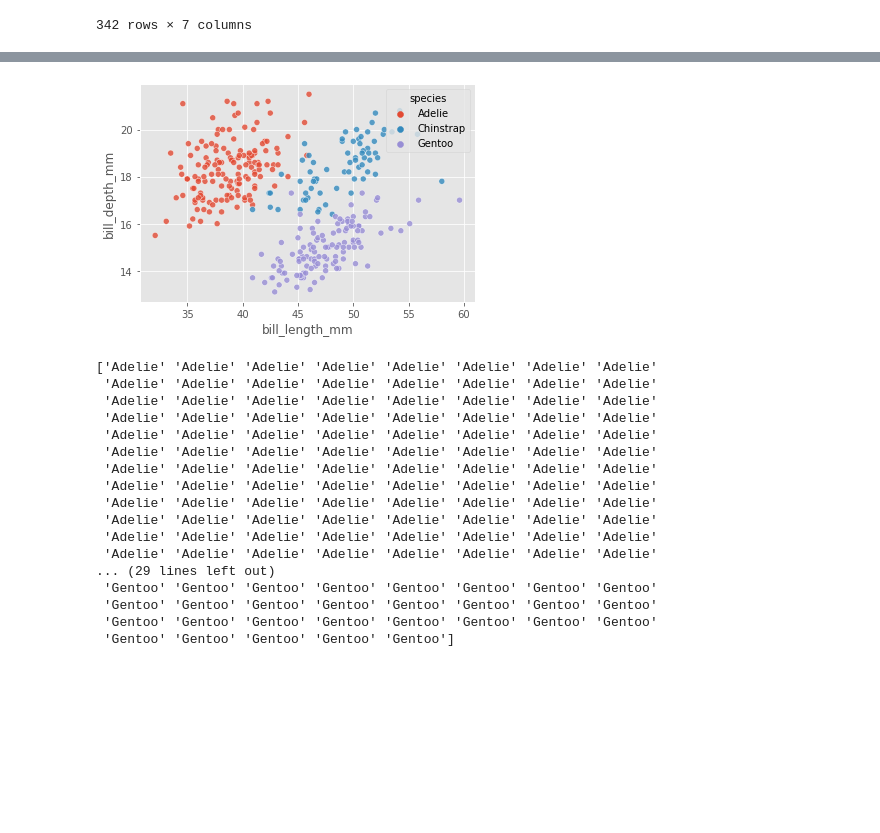
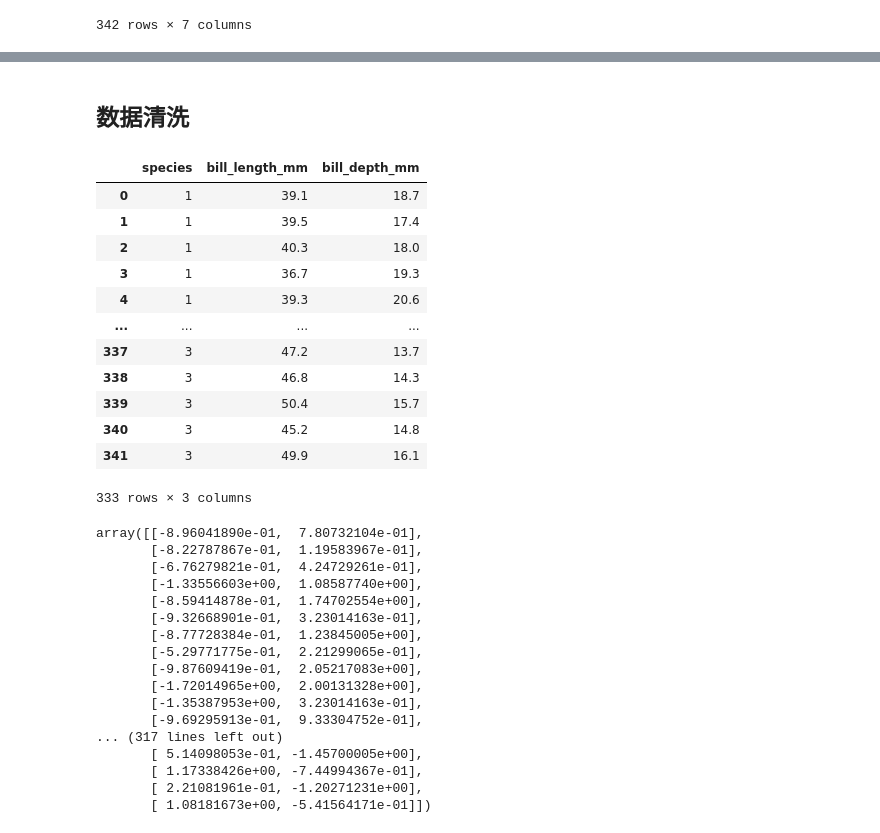
Before and after one commit to jjhhyyg/ML_hw_2, a Jupyter notebook: practice.ipynb, the cells around one changed output, grey strips where cells are left out. Saved outputs shown, nothing was run; the diff lists cells and outputs as text; code cells hidden in the pictures; blank space fills up the shorter version.

```diff
--- a/practice.ipynb
+++ b/practice.ipynb
@@ -23,6 +27,3 @@ data
 | 340 | Gentoo | Biscoe | 45.2 | 14.8 | 212 | 5200 | FEMALE |
 | 341 | Gentoo | Biscoe | 49.9 | 16.1 | 213 | 5400 | MALE |
 342 rows × 7 columns
-# %%
-data.dropna(inplace=True)
-data
@@ -114,34 +30,22 @@ s
-# %%
-# 绘制散点图
-plt.style.use('ggplot')
-ax = sns.scatterplot(x='bill_length_mm',  # 指定x轴变量
-                     y='bill_depth_mm',  # 指定y轴变量
-                     hue='species',  # 指定分组变量
-                     data=data,  # 指定绘图数据集
-                     alpha=0.8
-                     )
-sns.move_legend(ax, 'upper right')
-# 显示图形
-plt.show()
-# %% [output]
-[figure, removed]
-# %%
-print(np.array(data['species']))
-# %% [output]
-['Adelie' 'Adelie' 'Adelie' 'Adelie' 'Adelie' 'Adelie' 'Adelie' 'Adelie'
- 'Adelie' 'Adelie' 'Adelie' 'Adelie' 'Adelie' 'Adelie' 'Adelie' 'Adelie'
- 'Adelie' 'Adelie' 'Adelie' 'Adelie' 'Adelie' 'Adelie' 'Adelie' 'Adelie'
- 'Adelie' 'Adelie' 'Adelie' 'Adelie' 'Adelie' 'Adelie' 'Adelie' 'Adelie'
- 'Adelie' 'Adelie' 'Adelie' 'Adelie' 'Adelie' 'Adelie' 'Adelie' 'Adelie'
- 'Adelie' 'Adelie' 'Adelie' 'Adelie' 'Adelie' 'Adelie' 'Adelie' 'Adelie'
- 'Adelie' 'Adelie' 'Adelie' 'Adelie' 'Adelie' 'Adelie' 'Adelie' 'Adelie'
- 'Adelie' 'Adelie' 'Adelie' 'Adelie' 'Adelie' 'Adelie' 'Adelie' 'Adelie'
- 'Adelie' 'Adelie' 'Adelie' 'Adelie' 'Adelie' 'Adelie' 'Adelie' 'Adelie'
- 'Adelie' 'Adelie' 'Adelie' 'Adelie' 'Adelie' 'Adelie' 'Adelie' 'Adelie'
- 'Adelie' 'Adelie' 'Adelie' 'Adelie' 'Adelie' 'Adelie' 'Adelie' 'Adelie'
- 'Adelie' 'Adelie' 'Adelie' 'Adelie' 'Adelie' 'Adelie' 'Adelie' 'Adelie'
-... (29 lines left out)
- 'Gentoo' 'Gentoo' 'Gentoo' 'Gentoo' 'Gentoo' 'Gentoo' 'Gentoo' 'Gentoo'
- 'Gentoo' 'Gentoo' 'Gentoo' 'Gentoo' 'Gentoo' 'Gentoo' 'Gentoo' 'Gentoo'
- 'Gentoo' 'Gentoo' 'Gentoo' 'Gentoo' 'Gentoo' 'Gentoo' 'Gentoo' 'Gentoo'
- 'Gentoo' 'Gentoo' 'Gentoo' 'Gentoo' 'Gentoo']
+# %% [markdown]
+## 数据清洗
+# %%
+# 处理数据：删除异常数据、保留需要的数据、将字符串映射为数字
+my_data = data.dropna()
+my_data = my_data.loc[:, ['species', 'bill_length_mm', 'bill_depth_mm']]
+my_data['species'] = my_data['species'].map({'Adelie': 1, 'Chinstrap': 2, 'Gentoo': 3})
+my_data
+# %% [output]
+|  | species | bill_length_mm | bill_depth_mm |
+| 0 | 1 | 39.1 | 18.7 |
+| 1 | 1 | 39.5 | 17.4 |
+| 2 | 1 | 40.3 | 18.0 |
+| 3 | 1 | 36.7 | 19.3 |
+| 4 | 1 | 39.3 | 20.6 |
+| ... | ... | ... | ... |
+| 337 | 3 | 47.2 | 13.7 |
+| 338 | 3 | 46.8 | 14.3 |
+| 339 | 3 | 50.4 | 15.7 |
+| 340 | 3 | 45.2 | 14.8 |
+| 341 | 3 | 49.9 | 16.1 |
+333 rows × 3 columns
@@ -147,0 +58,20 @@ print(np.array(data['species']))
+# %%
+x
+# %% [output]
+array([[-8.96041890e-01,  7.80732104e-01],
+       [-8.22787867e-01,  1.19583967e-01],
+       [-6.76279821e-01,  4.24729261e-01],
+       [-1.33556603e+00,  1.08587740e+00],
+       [-8.59414878e-01,  1.74702554e+00],
+       [-9.32668901e-01,  3.23014163e-01],
+       [-8.77728384e-01,  1.23845005e+00],
+       [-5.29771775e-01,  2.21299065e-01],
+       [-9.87609419e-01,  2.05217083e+00],
+       [-1.72014965e+00,  2.00131328e+00],
+       [-1.35387953e+00,  3.23014163e-01],
+       [-9.69295913e-01,  9.33304752e-01],
+... (317 lines left out)
+       [ 5.14098053e-01, -1.45700005e+00],
+       [ 1.17338426e+00, -7.44994367e-01],
+       [ 2.21081961e-01, -1.20271231e+00],
+       [ 1.08181673e+00, -5.41564171e-01]])
```
Also changed, not shown: parts of 16 cells of this notebook.
